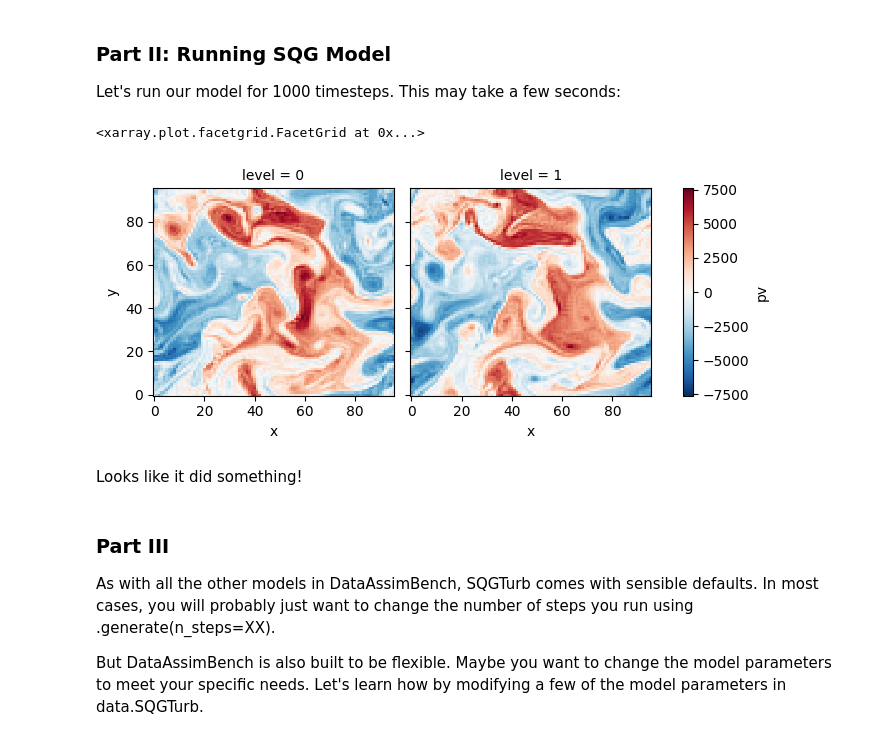
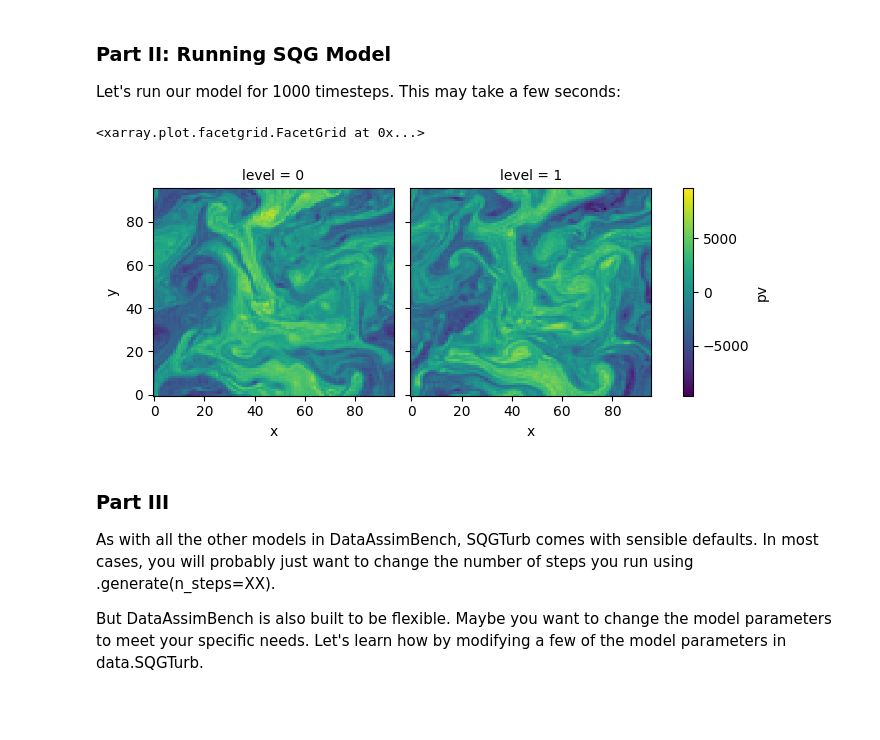
Before and after one commit to StevePny/DataAssimBench-Examples, a Jupyter notebook: examples/data_generators/2-more-complex-sqgturb-and-customizing.ipynb, the cells around one changed output. Drawn from its saved outputs; the diff is of its cells as text; code cells hidden in the pictures; blank space fills up the shorter version.

```diff
--- a/examples/data_generators/2-more-complex-sqgturb-and-customizing.ipynb
+++ b/examples/data_generators/2-more-complex-sqgturb-and-customizing.ipynb
@@ -95,12 +91,10 @@ Let's run our model for 1000 timesteps. This may take a few seconds:
 sv = sqg_model.generate(n_steps=1000)
 # %%
 # Plot final state. This time we'll use xarrays plotting utilities
-sv.isel(time=-1)['pv'].plot(x="x", y="y", col="level", col_wrap=2)
+sv.isel(time=-1)['pv'].plot(x="x", y="y", col="level", col_wrap=2, cmap='viridis')
 # %% [output]
 <xarray.plot.facetgrid.FacetGrid at 0x...>
-[figure, old version]
+[figure, new version]
-# %% [markdown]
-Looks like it did something!
 # %% [markdown]
 ### Part III
 
```
Also changed, not shown: parts of 3 cells of this notebook, 1 other file.
